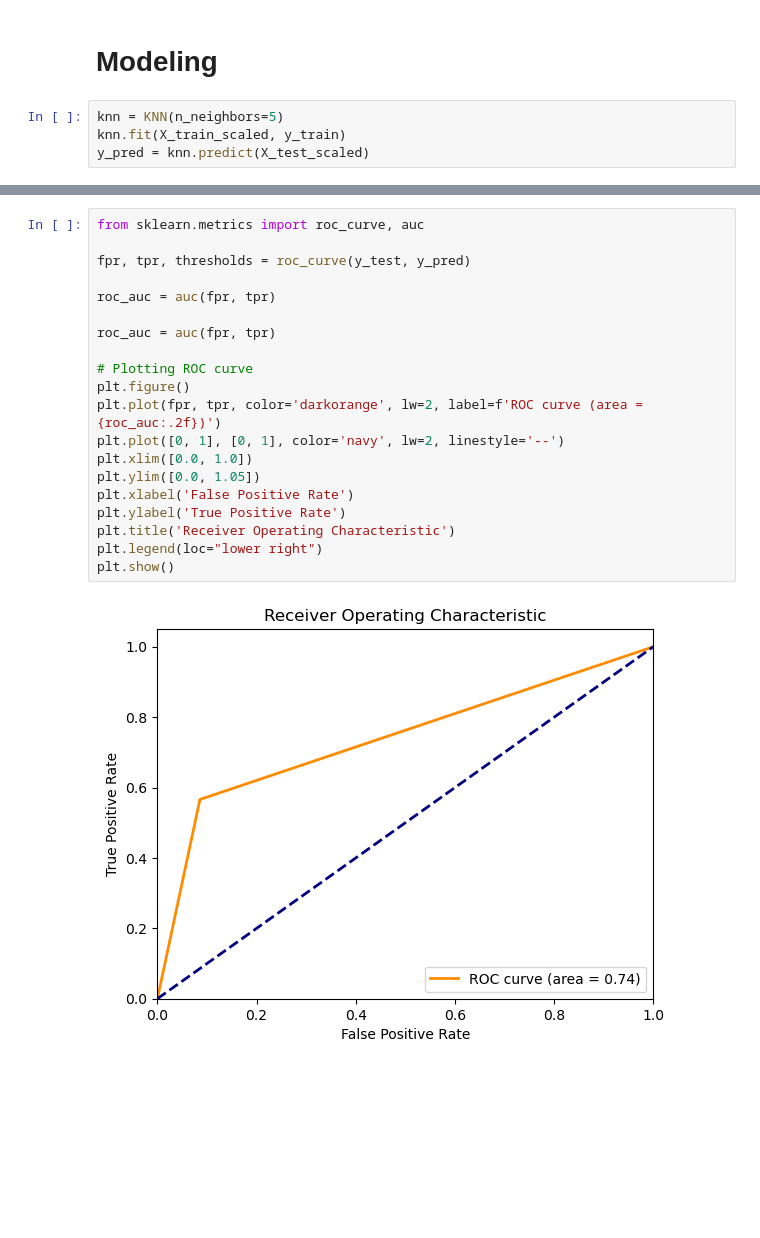
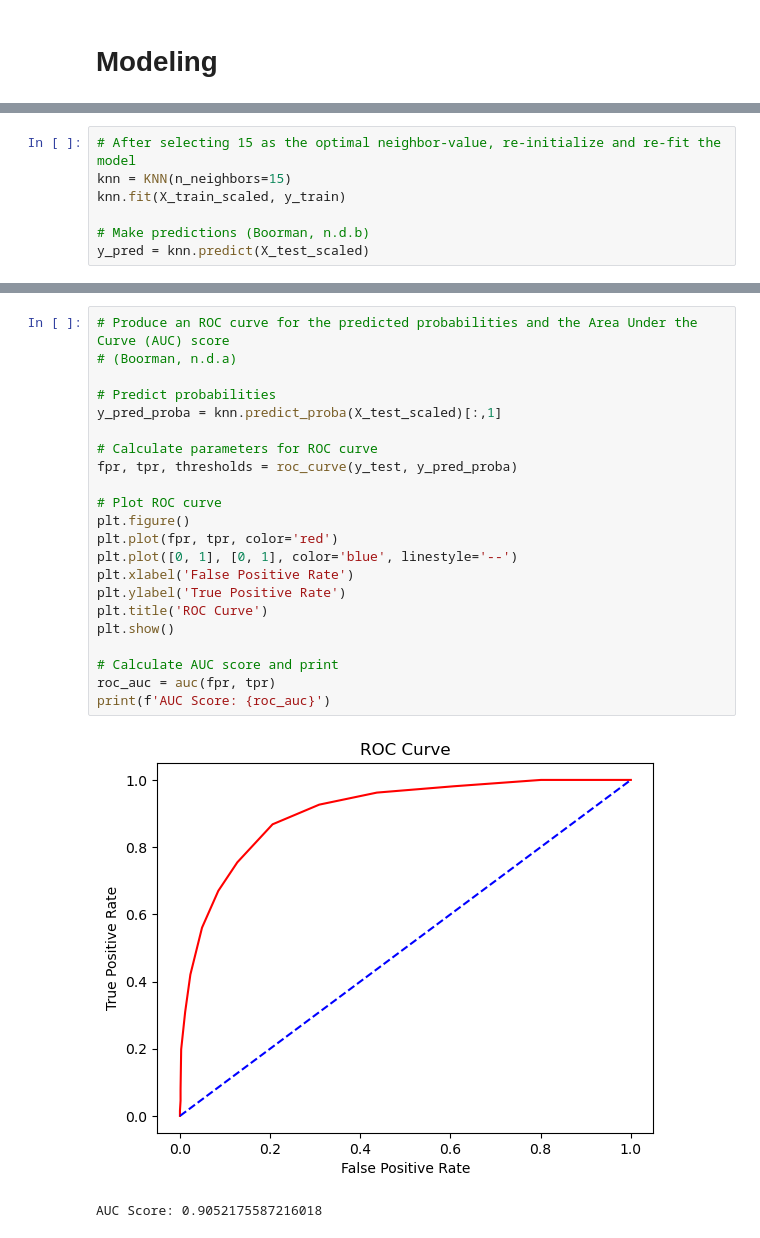
Before and after one commit to david-00001/d209-1, a Jupyter notebook: D209 Task 1 - Classification.ipynb, the cells around one changed output, grey strips where cells are left out. Drawn from its saved outputs; the diff is of its cells as text; blank space fills up the shorter version.

```diff
--- a/D209 Task 1 - Classification.ipynb
+++ b/D209 Task 1 - Classification.ipynb
@@ -227,7 +218,3 @@ np.savetxt('y_train.csv', y_train, delimiter=',')
 np.savetxt('y_test.csv', y_test, delimiter=',')
 # %% [markdown]
 # Modeling
-# %%
-knn = KNN(n_neighbors=5)
-knn.fit(X_train_scaled, y_train)
-y_pred = knn.predict(X_test_scaled)
@@ -291,0 +254,7 @@ plt.show()
+# %%
+# After selecting 15 as the optimal neighbor-value, re-initialize and re-fit the model
+knn = KNN(n_neighbors=15)
+knn.fit(X_train_scaled, y_train)
+
+# Make predictions (Boorman, n.d.b)
+y_pred = knn.predict(X_test_scaled)
@@ -292,22 +299,25 @@ plt.show()
 # %%
-from sklearn.metrics import roc_curve, auc
+# Produce an ROC curve for the predicted probabilities and the Area Under the Curve (AUC) score
+# (Boorman, n.d.a)
 
-fpr, tpr, thresholds = roc_curve(y_test, y_pred)
+# Predict probabilities
+y_pred_proba = knn.predict_proba(X_test_scaled)[:,1]
 
-roc_auc = auc(fpr, tpr)
+# Calculate parameters for ROC curve
+fpr, tpr, thresholds = roc_curve(y_test, y_pred_proba)
 
-roc_auc = auc(fpr, tpr)
-
-# Plotting ROC curve
+# Plot ROC curve
 plt.figure()
-plt.plot(fpr, tpr, color='darkorange', lw=2, label=f'ROC curve (area = {roc_auc:.2f})')
-plt.plot([0, 1], [0, 1], color='navy', lw=2, linestyle='--')
-plt.xlim([0.0, 1.0])
-plt.ylim([0.0, 1.05])
+plt.plot(fpr, tpr, color='red')
+plt.plot([0, 1], [0, 1], color='blue', linestyle='--')
 plt.xlabel('False Positive Rate')
 plt.ylabel('True Positive Rate')
-plt.title('Receiver Operating Characteristic')
-plt.legend(loc="lower right")
+plt.title('ROC Curve')
 plt.show()
+
+# Calculate AUC score and print
+roc_auc = auc(fpr, tpr)
+print(f'AUC Score: {roc_auc}')
 # %% [output]
-[figure, old version]
+[figure, new version]
+AUC Score: 0.9052175587216018
```
Also changed, not shown: parts of 13 cells of this notebook.
